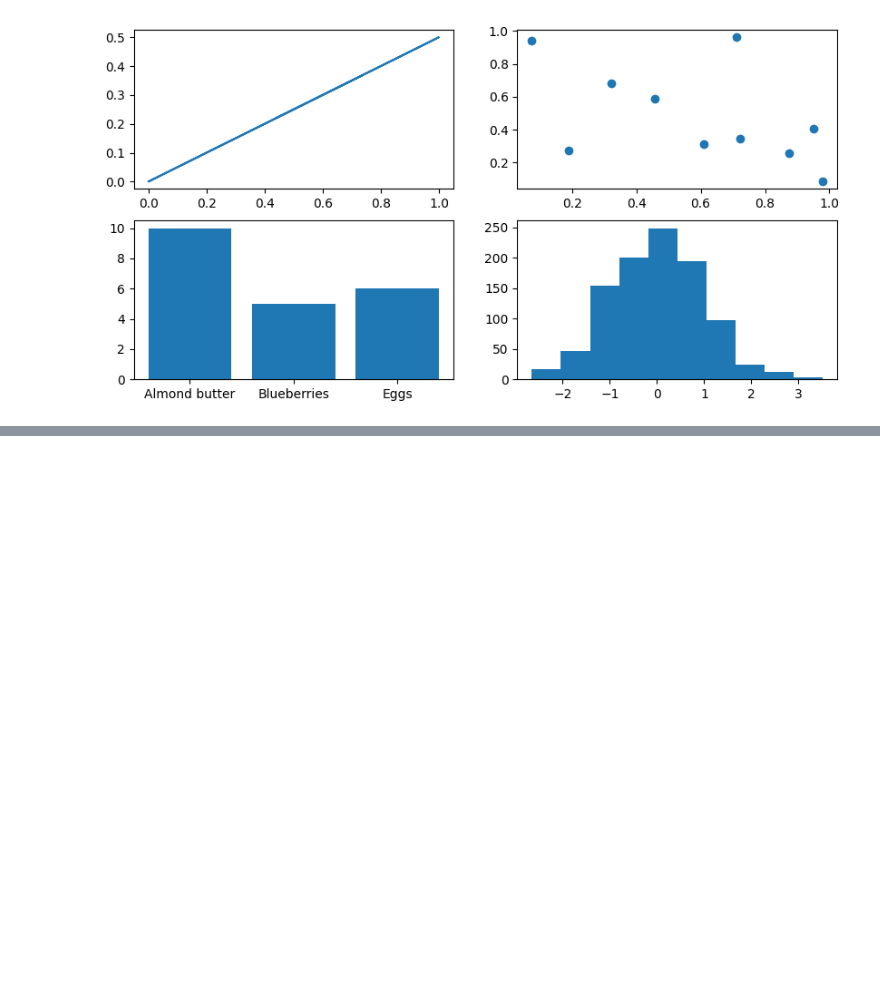
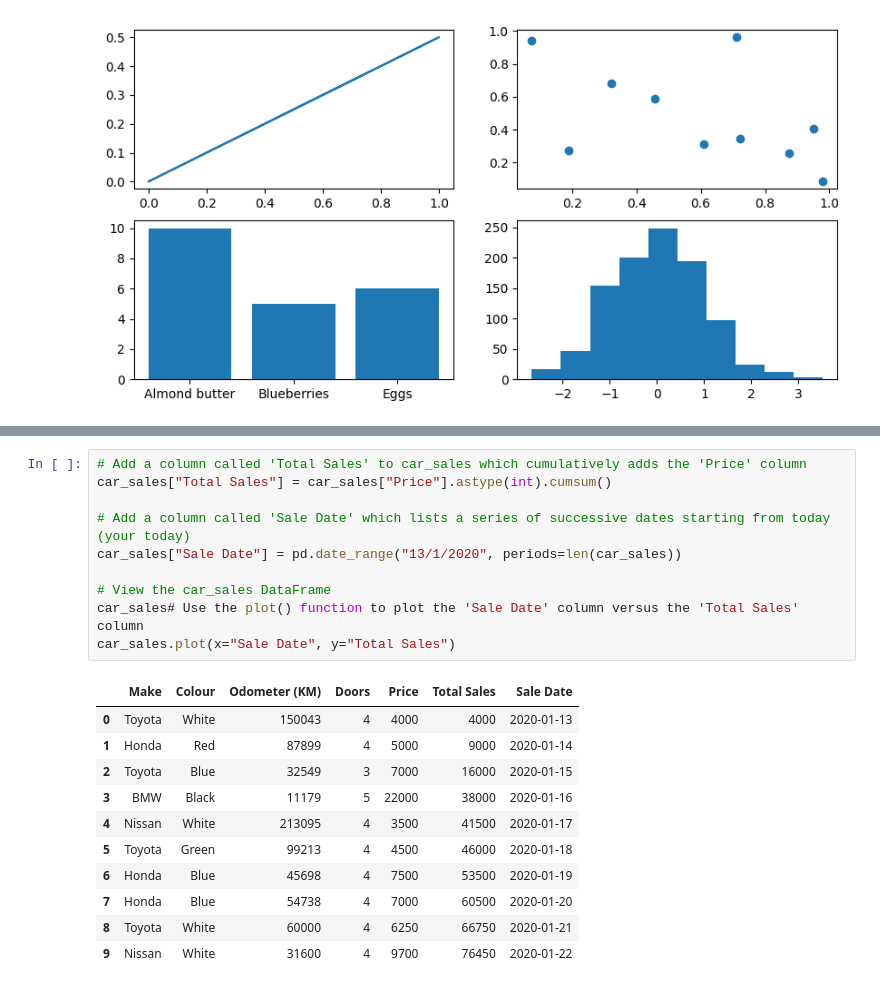
Before and after one commit to devyanshbatra/LINEAR-REGRESSION-MACHINE-LEARNING, a Jupyter notebook: MACHINE_LEARNING_Practice.ipynb, the cells around one changed output, grey strips where cells are left out. Drawn from its saved outputs; the diff is of its cells as text; blank space fills up the shorter version.

Commit message:
DATAFRAME UPLOADING PART 1

```diff
--- a/MACHINE_LEARNING_Practice.ipynb
+++ b/MACHINE_LEARNING_Practice.ipynb
@@ -395,0 +432,22 @@ ax4.hist(np.random.randn(1000));
+# %%
+# Add a column called 'Total Sales' to car_sales which cumulatively adds the 'Price' column
+car_sales["Total Sales"] = car_sales["Price"].astype(int).cumsum()
+
+# Add a column called 'Sale Date' which lists a series of successive dates starting from today (your today)
+car_sales["Sale Date"] = pd.date_range("13/1/2020", periods=len(car_sales))
+
+# View the car_sales DataFrame
+car_sales# Use the plot() function to plot the 'Sale Date' column versus the 'Total Sales' column
+car_sales.plot(x="Sale Date", y="Total Sales")
+# %% [output]
+|  | Make | Colour | Odometer (KM) | Doors | Price | Total Sales | Sale Date |
+| 0 | Toyota | White | 150043 | 4 | 4000 | 4000 | 2020-01-13 |
+| 1 | Honda | Red | 87899 | 4 | 5000 | 9000 | 2020-01-14 |
+| 2 | Toyota | Blue | 32549 | 3 | 7000 | 16000 | 2020-01-15 |
+| 3 | BMW | Black | 11179 | 5 | 22000 | 38000 | 2020-01-16 |
+| 4 | Nissan | White | 213095 | 4 | 3500 | 41500 | 2020-01-17 |
+| 5 | Toyota | Green | 99213 | 4 | 4500 | 46000 | 2020-01-18 |
+| 6 | Honda | Blue | 45698 | 4 | 7500 | 53500 | 2020-01-19 |
+| 7 | Honda | Blue | 54738 | 4 | 7000 | 60500 | 2020-01-20 |
+| 8 | Toyota | White | 60000 | 4 | 6250 | 66750 | 2020-01-21 |
+| 9 | Nissan | White | 31600 | 4 | 9700 | 76450 | 2020-01-22 |
```
Also changed, not shown: parts of 14 cells of this notebook.
